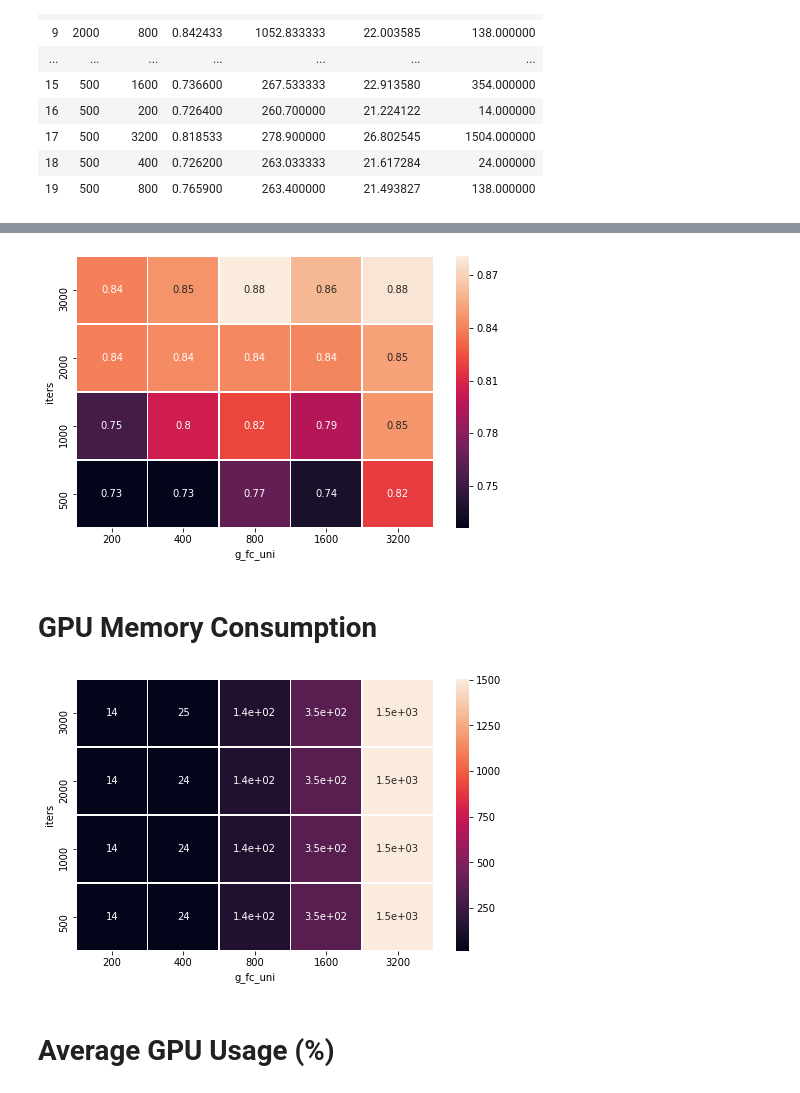
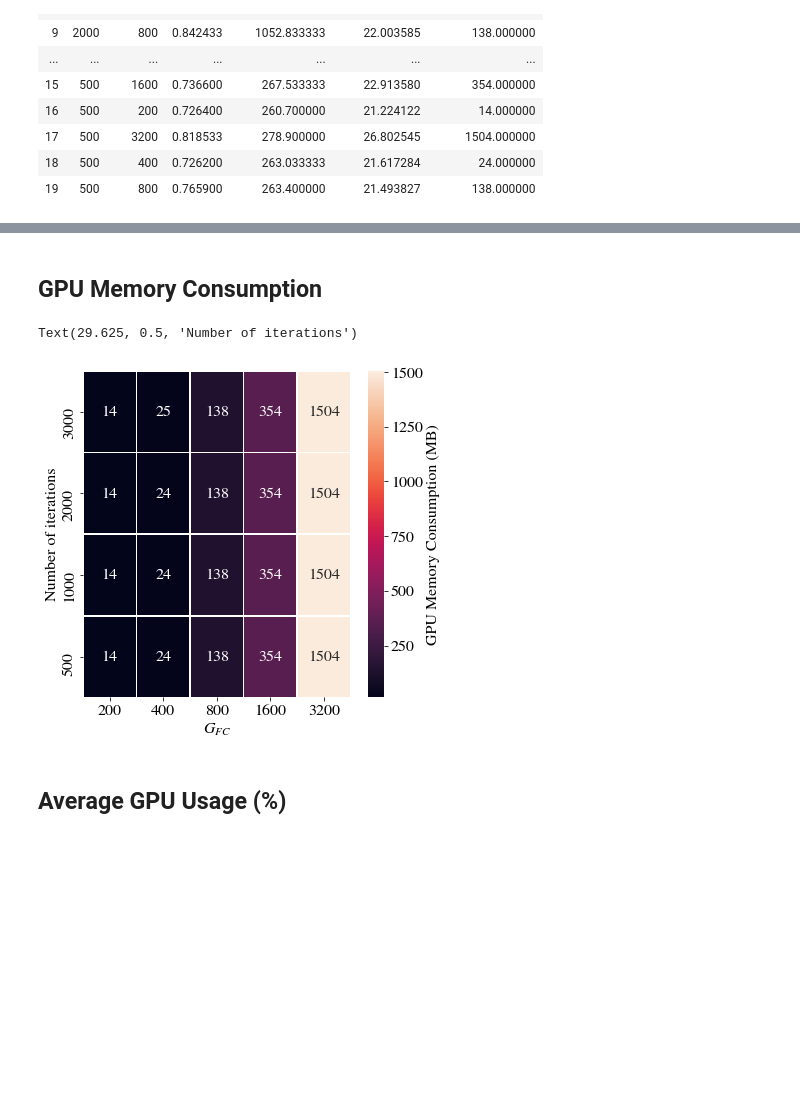
Before and after one commit to samuilstoychev/research_project, a Jupyter notebook: analysis/VGG_LGR_Tuning.ipynb, the cells around one changed output, grey strips where cells are left out. Saved outputs shown, nothing was run; the diff lists cells and outputs as text; code cells hidden in the pictures; blank space fills up the shorter version.

```diff
--- a/analysis/VGG_LGR_Tuning.ipynb
+++ b/analysis/VGG_LGR_Tuning.ipynb
@@ -25,3 +6,11 @@ a = !ls
+# %%
+import matplotlib
+font = {'size' : 16}
+
+matplotlib.rc('font', **font)
+
+matplotlib.rcParams['mathtext.fontset'] = 'stix'
+matplotlib.rcParams['font.family'] = 'STIXGeneral'
 # %%
 class Metrics:
     def __init__(self, logs):
@@ -173,35 +108,25 @@ df
+# %% [markdown]
+## GPU Memory Consumption
 # %%
-fig, ax = plt.subplots(figsize=(8, 5))         # Sample figsize in inches
-sns.heatmap(df.pivot('iters','g_fc_uni','Accuracy'), annot=True, linewidths=.5, ax=ax)
+fig, ax = plt.subplots(figsize=(6, 6))         # Sample figsize in inches
+sns.heatmap(df.pivot('iters','g_fc_uni','GPU Memory (MB)'), annot=True, linewidths=.5, ax=ax,
+            cbar_kws={'label': 'GPU Memory Consumption (MB)'}, fmt='.0f')
 
 # Source for the code below: https://github.com/mwaskom/seaborn/issues/1773
 b, t = plt.ylim()
 b += 0.5
 t -= 0.5
 plt.ylim(b, t)
 ax.invert_yaxis()
+plt.xlabel("$G_{FC}$")
+plt.ylabel("Number of iterations")
 
-plt.show()
+# plt.savefig("/Users/samuilstoychev/Desktop/dissertation_figures/lgr_tuning_mem.svg")
 # %% [output]
+Text(29.625, 0.5, 'Number of iterations')
-[figure, old version]
+[figure, new version]
 # %% [markdown]
-# GPU Memory Consumption
+## Average GPU Usage (%)
-# %%
-fig, ax = plt.subplots(figsize=(8, 5))         # Sample figsize in inches
-sns.heatmap(df.pivot('iters','g_fc_uni','GPU Memory (MB)'), annot=True, linewidths=.5, ax=ax)
-
-# Source for the code below: https://github.com/mwaskom/seaborn/issues/1773
-b, t = plt.ylim()
-b += 0.5
-t -= 0.5
-plt.ylim(b, t)
-ax.invert_yaxis()
-
-plt.show()
-# %% [output]
-[figure, removed]
-# %% [markdown]
-# Average GPU Usage (%)
 # %%
 fig, ax = plt.subplots(figsize=(8, 5))         # Sample figsize in inches
 sns.heatmap(df.pivot('iters','g_fc_uni','GPU Usage (%)'), annot=True, linewidths=.5, ax=ax)
```
Also changed, not shown: parts of 16 cells of this notebook, 19 other files.
